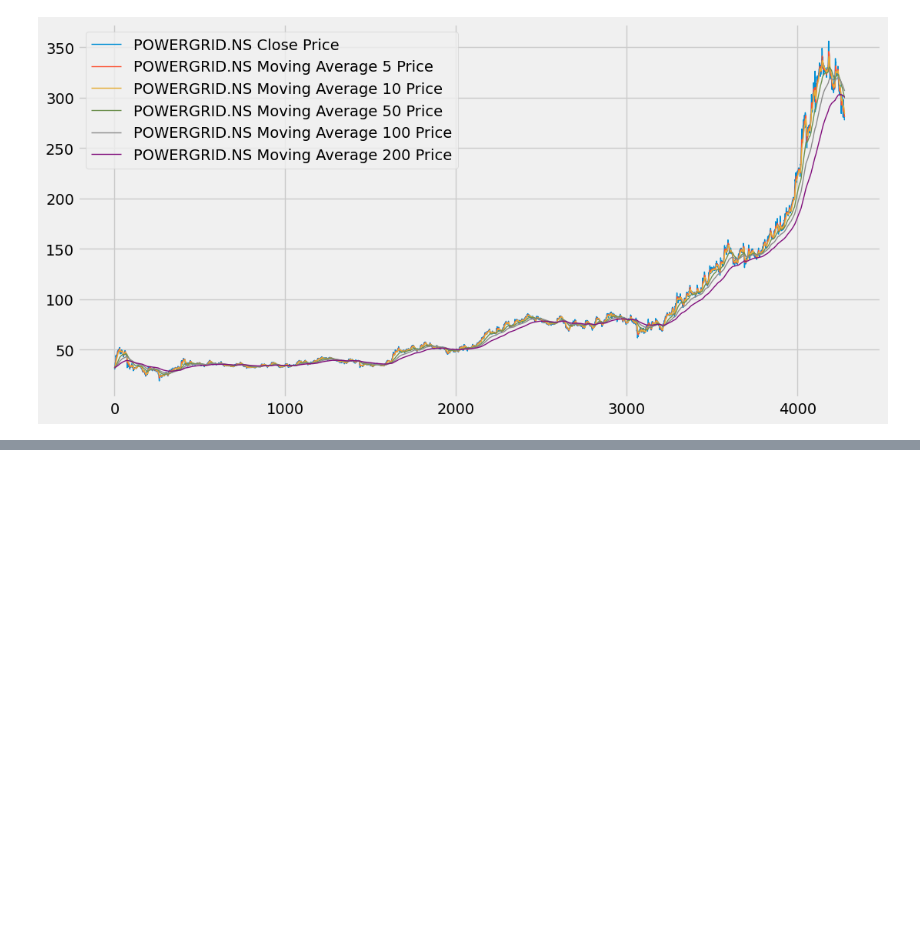
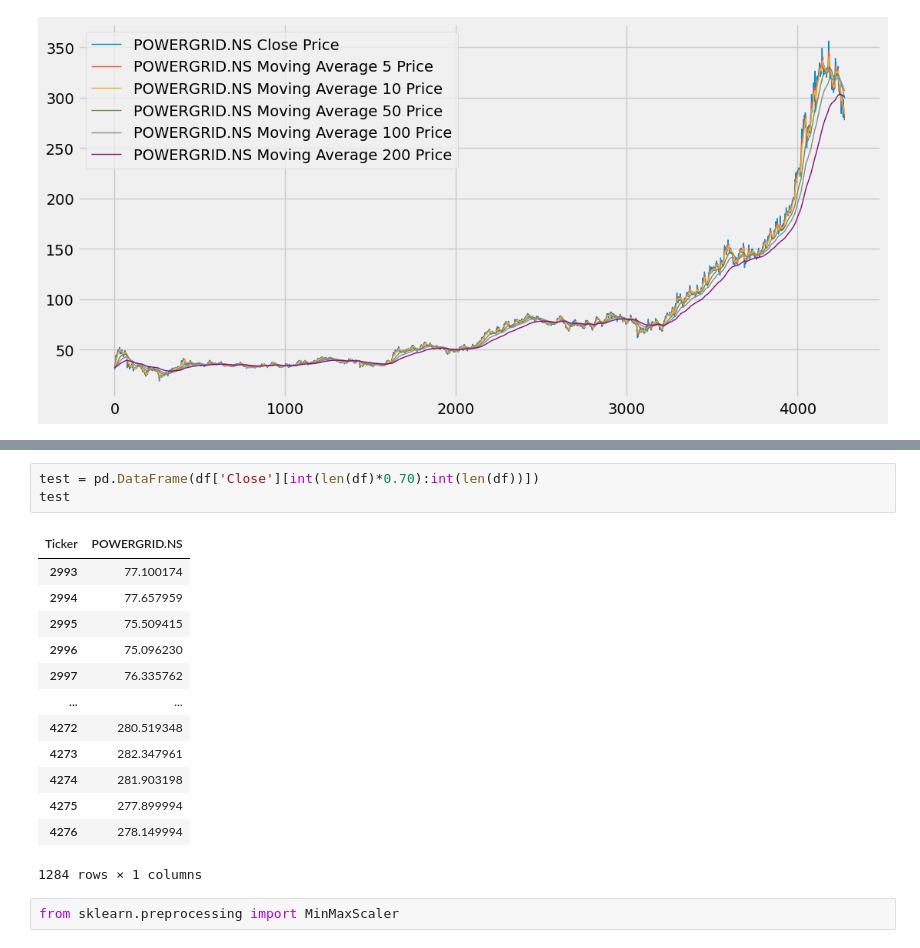
Before and after one commit to Thanathat26/miniproject_predict_stock, a Jupyter notebook: stock.ipynb, the cells around one changed output, grey strips where cells are left out. Drawn from its saved outputs; the diff is of its cells as text; blank space fills up the shorter version.

```diff
--- a/stock.ipynb
+++ b/stock.ipynb
@@ -272,0 +293,19 @@ plt.show()
+# %%
+test = pd.DataFrame(df['Close'][int(len(df)*0.70):int(len(df))])
+test
+# %% [output]
+| Ticker | POWERGRID.NS |
+| 2993 | 77.100174 |
+| 2994 | 77.657959 |
+| 2995 | 75.509415 |
+| 2996 | 75.096230 |
+| 2997 | 76.335762 |
+| ... | ... |
+| 4272 | 280.519348 |
+| 4273 | 282.347961 |
+| 4274 | 281.903198 |
+| 4275 | 277.899994 |
+| 4276 | 278.149994 |
+1284 rows × 1 columns
+# %%
+from sklearn.preprocessing import MinMaxScaler
```
Also changed, not shown: parts of 2 cells of this notebook.
